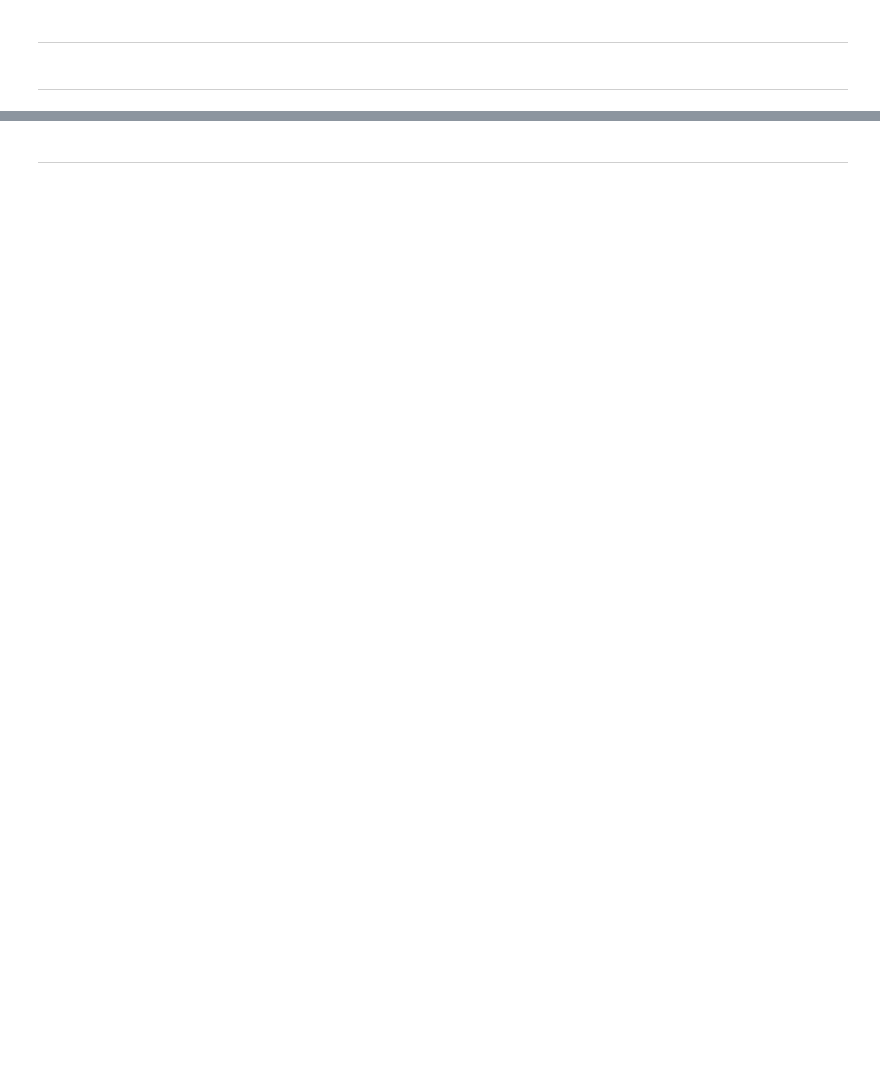
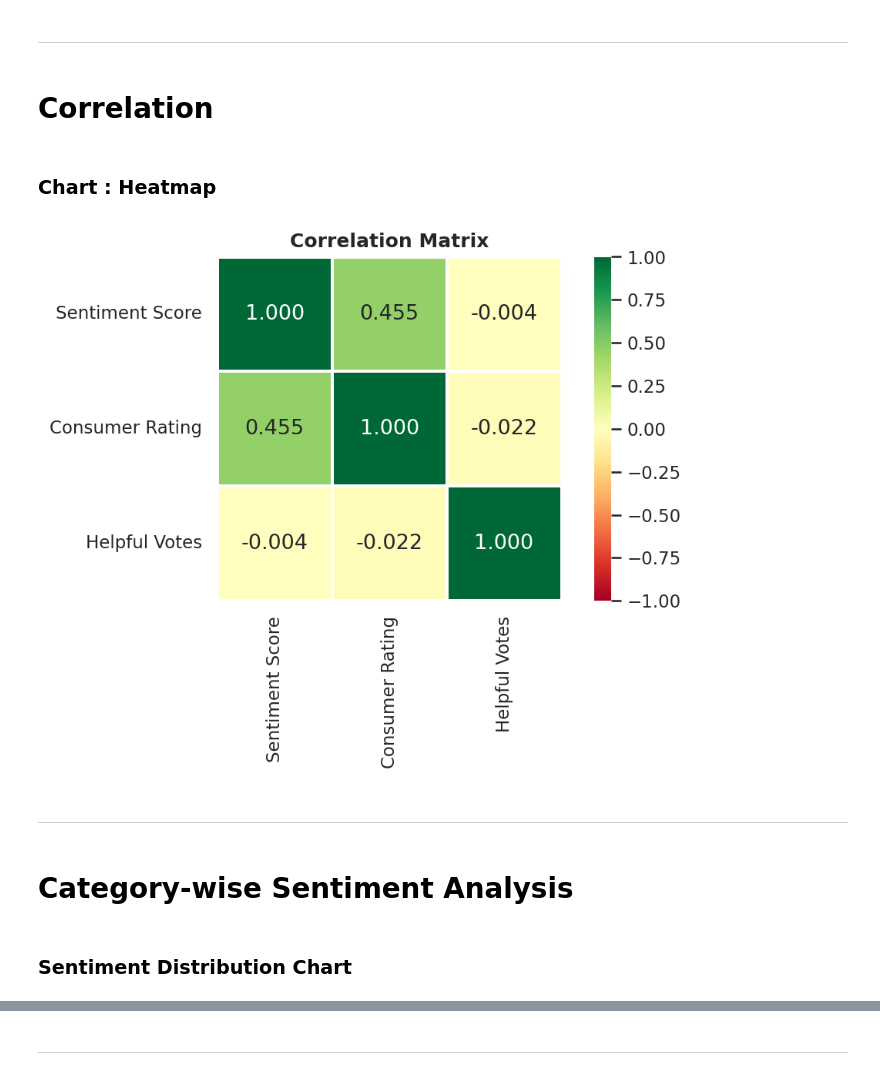
Before and after one commit to m-aryan/Social_Media_Sentiment_Polarity_on_Consumer_Purchase_Intention, a Jupyter notebook: Social_Media_Sentiment_Polarity_on_Consumer_Purchase_Intention.ipynb, the cells around one changed output, grey strips where cells are left out. Drawn from its saved outputs; the diff is of its cells as text; code cells hidden in the pictures; blank space fills up the shorter version.

```diff
--- a/Social_Media_Sentiment_Polarity_on_Consumer_Purchase_Intention.ipynb
+++ b/Social_Media_Sentiment_Polarity_on_Consumer_Purchase_Intention.ipynb
@@ -628,7 +628,38 @@ Notes:
 #
 
 ---
+# %% [markdown]
+# **Correlation**
+# %% [markdown]
+### **Chart : Heatmap**
+# %%
+plt.figure(figsize=(7,5))
+corr_df = df[['compound_score', 'rating', 'num_helpful']].copy()
+corr_df.columns = ['Sentiment Score', 'Consumer Rating', 'Helpful Votes']
+corr_matrix = corr_df.corr()
+
+sns.heatmap(
+    corr_matrix,
+    annot=True,
+    cmap='RdYlGn',
+    center = 0,
+    linewidths=1,
+    annot_kws={'size': 13},
+    square=True,
+    vmin=-1,
+    vmax=1,
+    fmt='.3f'
+)
+
+plt.title('Correlation Matrix', fontweight='bold')
+plt.tight_layout()
+plt.savefig("Fig2_Heatmap.png", dpi=150, bbox_inches='tight')
+plt.show()
+# %% [output]
+[figure, added]
 # %% [markdown]
 #
 
 ---
+# %% [markdown]
+# **Category-wise Sentiment Analysis**
@@ -634,0 +669,2 @@ Notes:
+# %% [markdown]
+### **Sentiment Distribution Chart**
```
Also changed, not shown: parts of 14 cells of this notebook.
